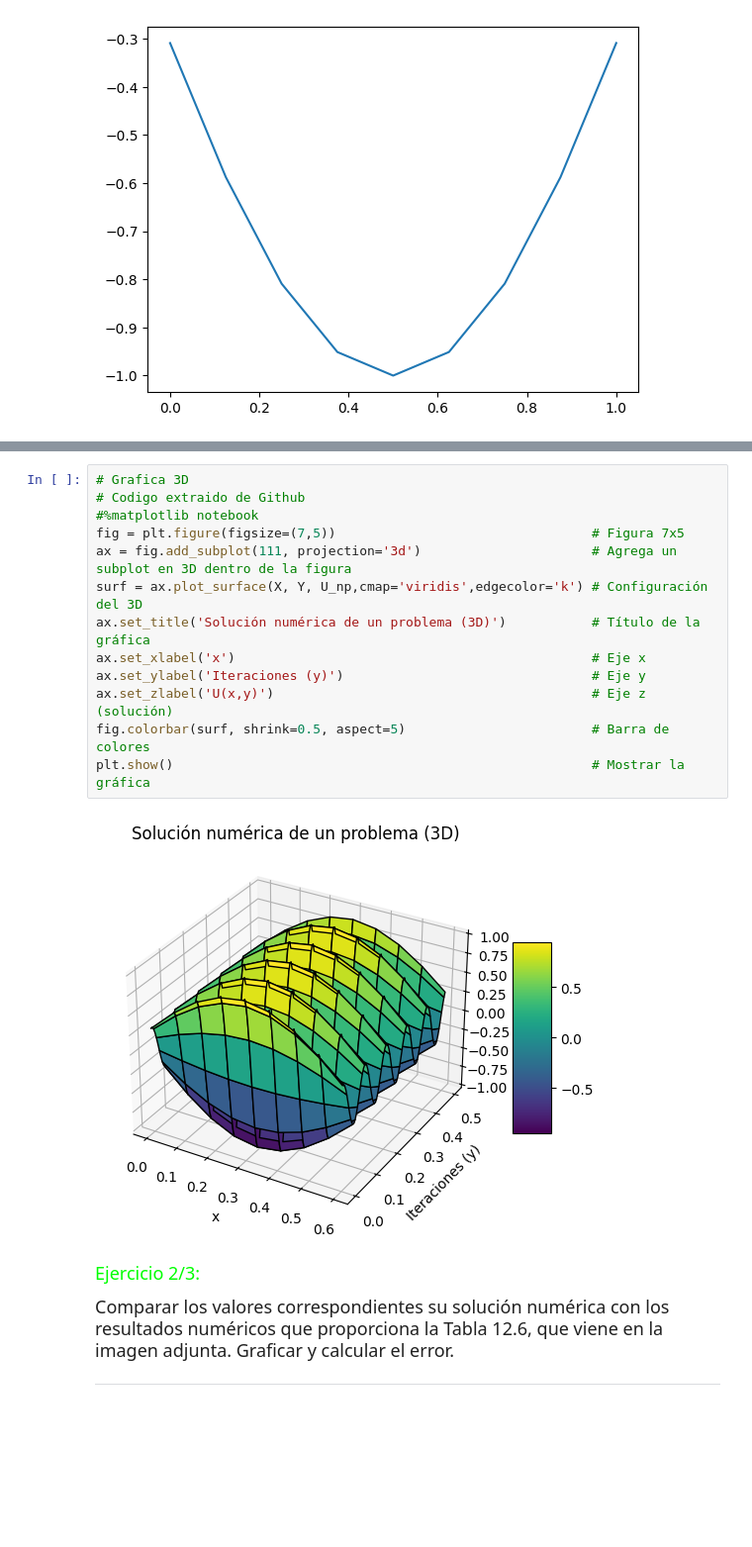
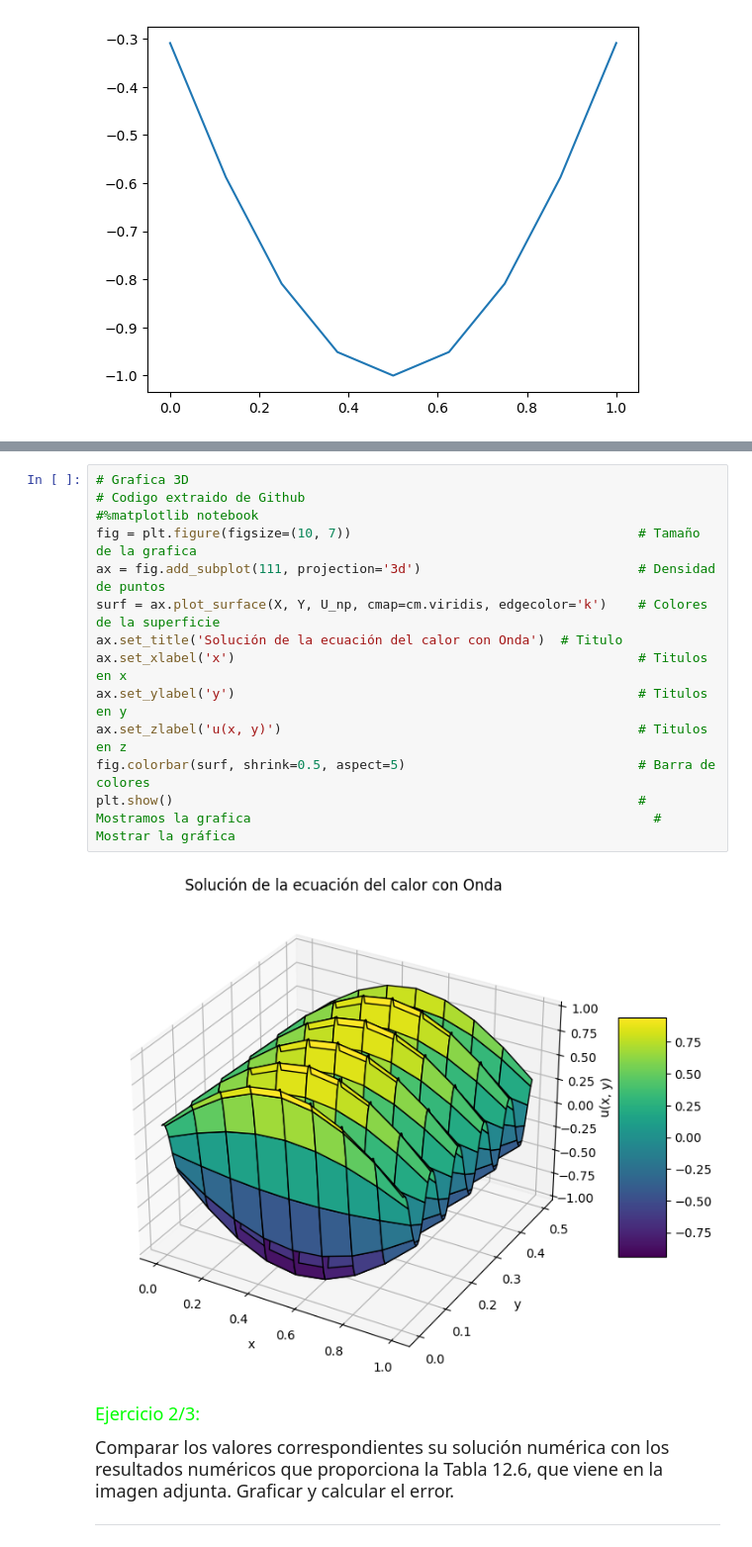
Before and after one commit to Lu1sV1rus/EDP, a Jupyter notebook: Ecuación_de_onda_Método_explícito.ipynb, the cells around one changed output, grey strips where cells are left out. Shown at 99% size. Saved outputs shown, nothing was run; the diff lists cells and outputs as text; blank space fills up the shorter version.

```diff
--- a/Ecuación_de_onda_Método_explícito.ipynb
+++ b/Ecuación_de_onda_Método_explícito.ipynb
@@ -148,18 +184,18 @@ plt.show()
 # %%
 # Grafica 3D
 # Codigo extraido de Github
 #%matplotlib notebook
-fig = plt.figure(figsize=(7,5))                                 # Figura 7x5
-ax = fig.add_subplot(111, projection='3d')                      # Agrega un subplot en 3D dentro de la figura
-surf = ax.plot_surface(X, Y, U_np,cmap='viridis',edgecolor='k') # Configuración del 3D
-ax.set_title('Solución numérica de un problema (3D)')           # Título de la gráfica
-ax.set_xlabel('x')                                              # Eje x
-ax.set_ylabel('Iteraciones (y)')                                # Eje y
-ax.set_zlabel('U(x,y)')                                         # Eje z (solución)
-fig.colorbar(surf, shrink=0.5, aspect=5)                        # Barra de colores
-plt.show()                                                      # Mostrar la gráfica
+fig = plt.figure(figsize=(10, 7))                                     # Tamaño de la grafica
+ax = fig.add_subplot(111, projection='3d')                            # Densidad de puntos
+surf = ax.plot_surface(X, Y, U_np, cmap=cm.viridis, edgecolor='k')    # Colores de la superficie
+ax.set_title('Solución de la ecuación del calor con Onda')  # Titulo
+ax.set_xlabel('x')                                                    # Titulos en x
+ax.set_ylabel('y')                                                    # Titulos en y
+ax.set_zlabel('u(x, y)')                                              # Titulos en z
+fig.colorbar(surf, shrink=0.5, aspect=5)                              # Barra de colores
+plt.show()                                                            # Mostramos la grafica                                                    # Mostrar la gráfica
 # %% [output]
-[figure, old version]
+[figure, new version]
 # %% [markdown]
 <font size=4 color="lime">Ejercicio 2/3: </font>
 
```
Also changed, not shown: parts of 10 cells of this notebook.
